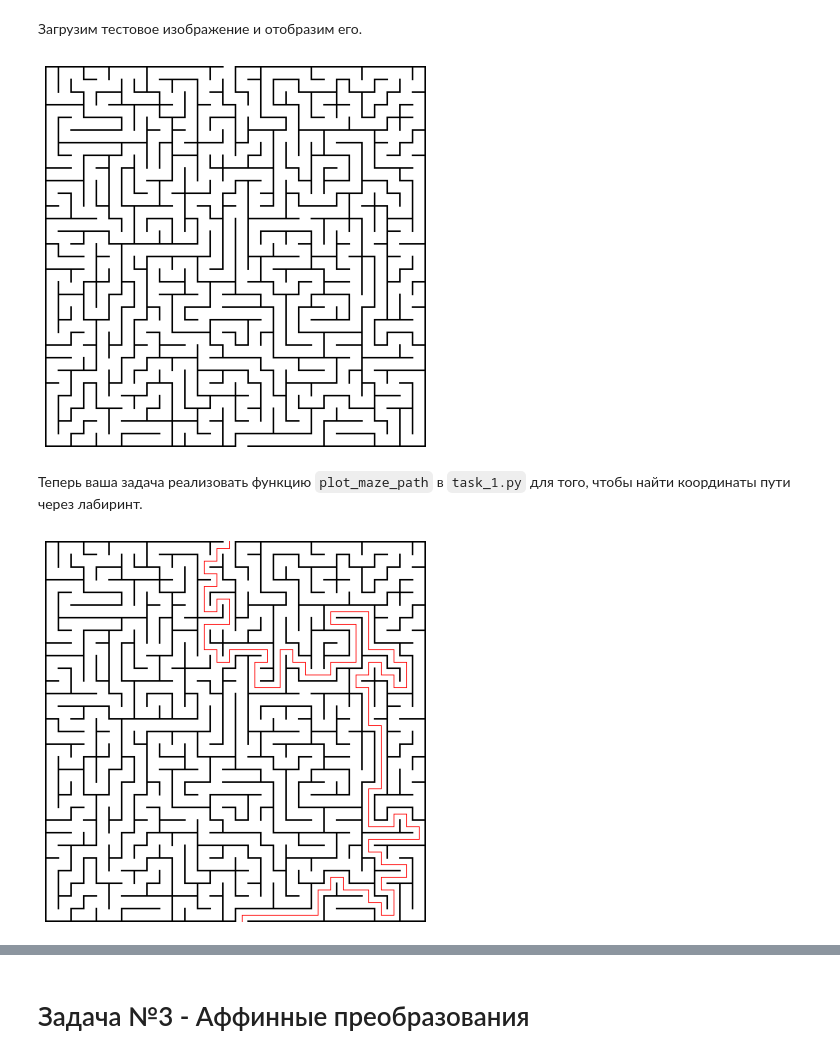
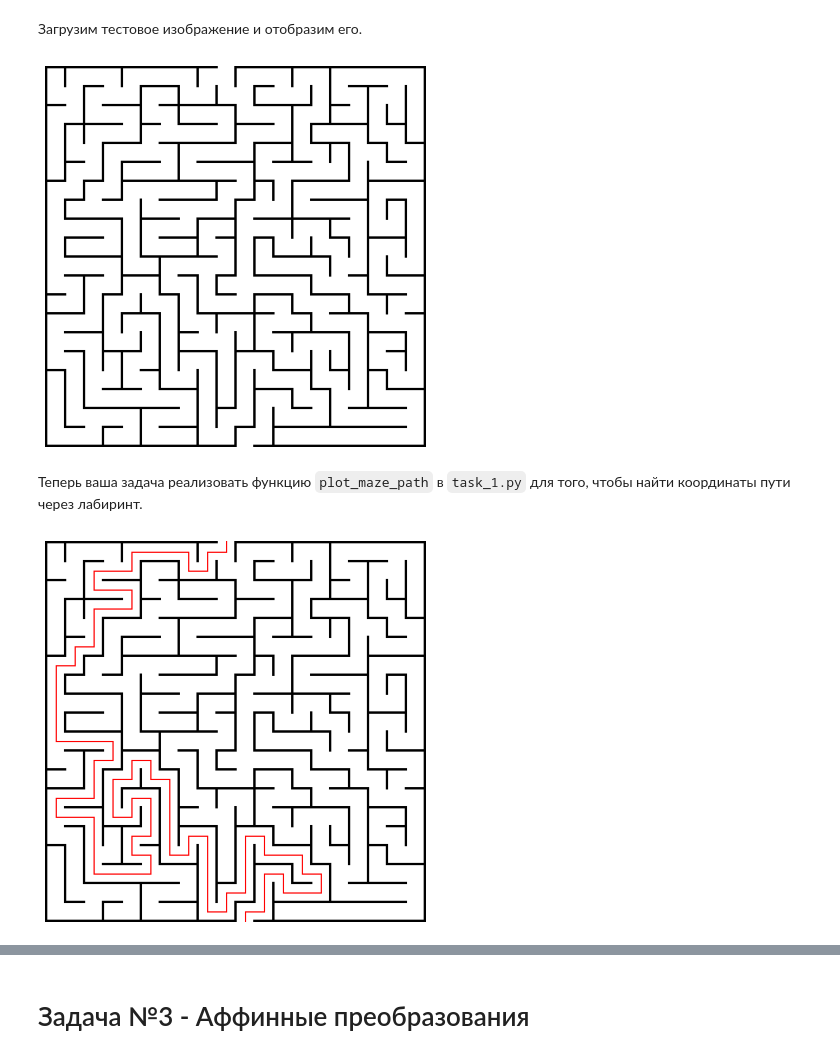
Before and after one commit to EvgrafovMichail/MIPT_CV, a Jupyter notebook: 01_first_images/homework/homework_01.ipynb, the cells around one changed output, grey strips where cells are left out. Saved outputs shown, nothing was run; the diff lists cells and outputs as text; code cells hidden in the pictures.

````diff
--- a/01_first_images/homework/homework_01.ipynb
+++ b/01_first_images/homework/homework_01.ipynb
@@ -64,11 +64,11 @@ def plot_maze_path(image: np.ndarray, coords: tuple) -> np.ndarray:
 # %% [markdown]
 Загрузим тестовое изображение и отобразим его.
 # %%
-test_image = cv2.imread('./mazes/3030.png')  # загрузить тестовую картинку
+test_image = cv2.imread('./mazes/2020.png')  # загрузить тестовую картинку
 
 plot_one_image(test_image)
 # %% [output]
-[figure, old version]
+[figure, new version]
 # %% [markdown]
 Теперь ваша задача реализовать функцию ```plot_maze_path``` в ```task_1.py``` для того, чтобы найти координаты пути через лабиринт.
 # %%
@@ -78,7 +78,7 @@ image_with_way = plot_maze_path(test_image, way_coords)
 
 plot_one_image(image_with_way)
 # %% [output]
-[figure, old version]
+[figure, new version]
 # %% [markdown]
 # Задача №2 - Пробки в городе
 
````
Also changed, not shown: parts of 6 cells of this notebook, 3 other files.
